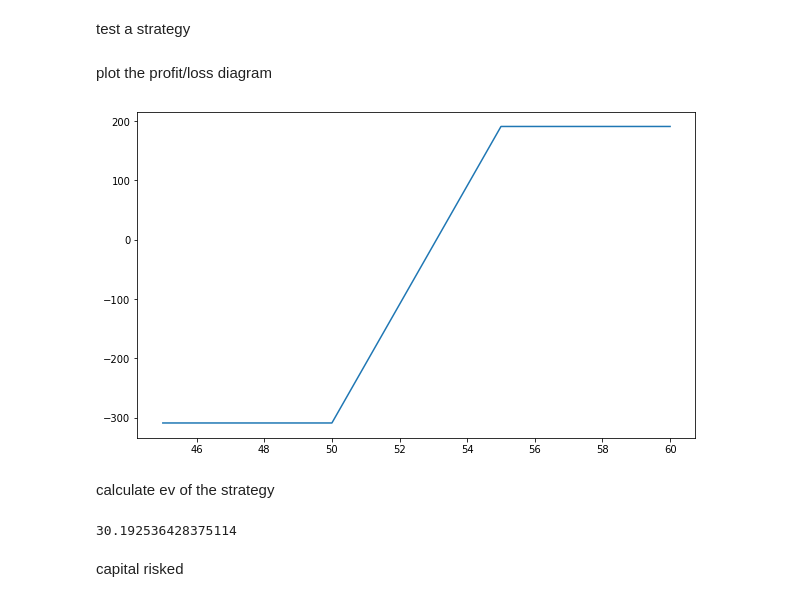
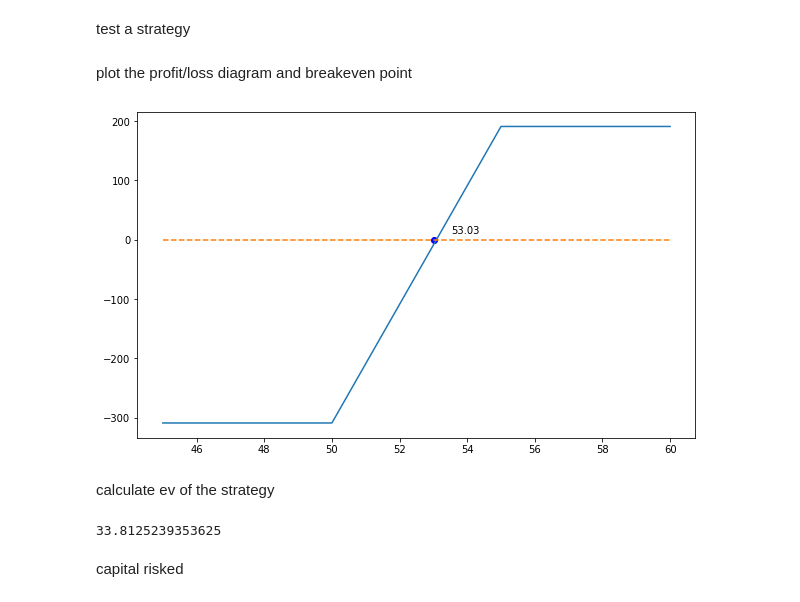
Before and after one commit to marzukr/option-ev, a Jupyter notebook: monte-carlo.ipynb, the cells around one changed output. Saved outputs shown, nothing was run; the diff lists cells and outputs as text; code cells hidden in the pictures.

```diff
--- a/monte-carlo.ipynb
+++ b/monte-carlo.ipynb
@@ -313,17 +317,29 @@ test a strategy
 # ("LONG", "CALL", premium, strike)
 
 trial_strategy = OptionsStrategy([
-    ("SHORT", "PUT", 1.93, 55),
-    ("LONG", "PUT", 0, 50)
+    ("SHORT", "PUT", 2.80, 55),
+    ("LONG", "PUT", 0.87, 50)
 ])
 # %% [markdown]
-plot the profit/loss diagram
+plot the profit/loss diagram and breakeven point
-# %%
-plt.figure(figsize=(10,6))
-x = np.linspace(45, 60, 100)
-plt.plot(x, [trial_strategy.reward(xi) * 100 for xi in x]);
-# %% [output]
-[figure, removed]
+# %%
+plt.figure(figsize=(10,6))
+x = np.linspace(45, 60, 100)
+breakeven_pl = 100
+breakeven_price = 0
+y = []
+for xi in x:
+    reward_i = trial_strategy.reward(xi) * 100
+    y.append(reward_i)
+    if abs(reward_i) < breakeven_pl:
+        breakeven_price = xi
+        breakeven_pl = abs(reward_i)
+plt.annotate("{:.2f}".format(breakeven_price), (breakeven_price + 0.5, 10))
+plt.plot(breakeven_price, 0, 'bo')
+plt.plot(x, y);
+plt.plot(x, [0]*len(x), '--');
+# %% [output]
+[figure, added]
 # %% [markdown]
 calculate ev of the strategy
 # %%
@@ -337,12 +353,12 @@ for price in final_prices:
     ev += reward / granularity
     if reward > 0:
         prob_success += 1
-    if reward < max_risk:
-        max_risk = reward
+    if -1 * reward > max_risk:
+        max_risk = -1 * reward
 
 ev
 # %% [output]
-30.192536428375114
+33.8125239353625
 # %% [markdown]
 capital risked
 # %%
```
Also changed, not shown: parts of 23 cells of this notebook.
